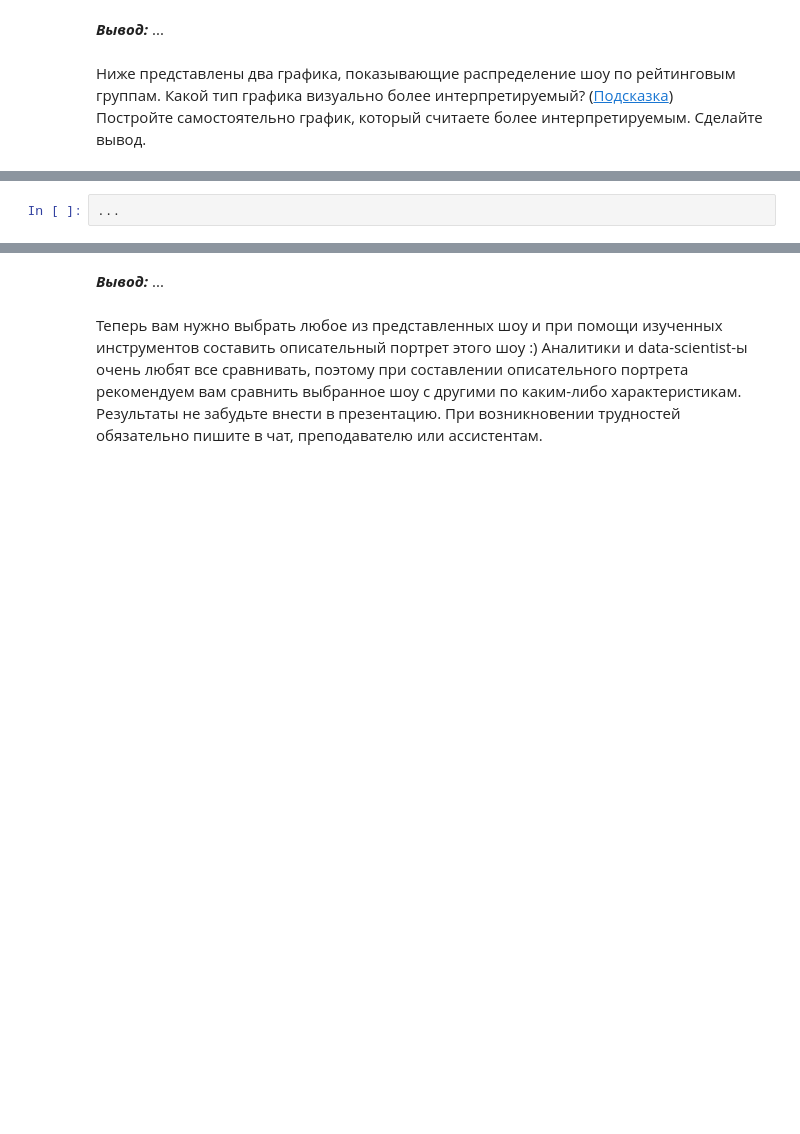
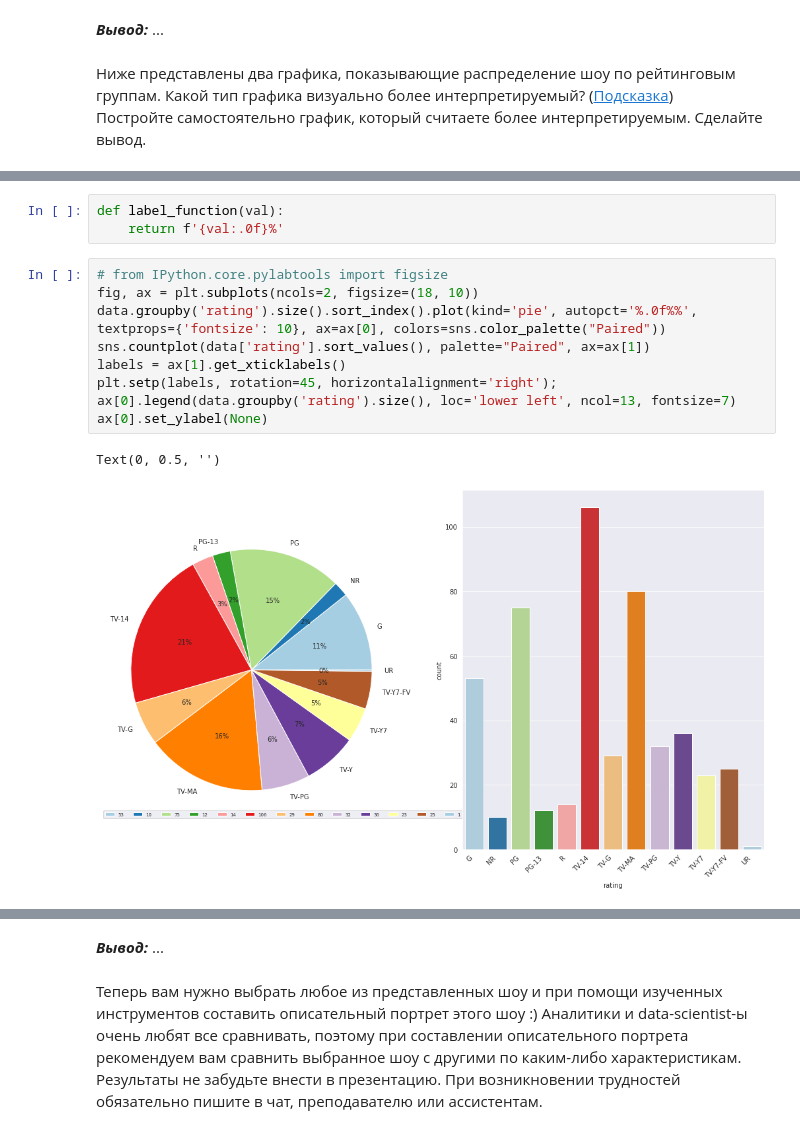
Before and after one commit to VorobyvEgor/Seminar_Sber, a Jupyter notebook: Projects/Егор_Воробьев_[Template]_Групповой_проект__Первичный_анализ_данных_.ipynb, the cells around one changed output, grey strips where cells are left out. Saved outputs shown, nothing was run; the diff lists cells and outputs as text; blank space fills up the shorter version.

```diff
--- a/Projects/Егор_Воробьев_[Template]_Групповой_проект__Первичный_анализ_данных_.ipynb
+++ b/Projects/Егор_Воробьев_[Template]_Групповой_проект__Первичный_анализ_данных_.ipynb
@@ -218,5 +224,18 @@ data_2017['user rating score'].mean()
 Постройте самостоятельно график, который считаете более интерпретируемым. Сделайте вывод.
 # %% [markdown]
 ![Charts](https://pp.userapi.com/c852024/v852024281/1a53b1/jSOsBIhxK3U.jpg)
-# %%
-...
+# %%
+def label_function(val):
+    return f'{val:.0f}%'
+# %%
+# from IPython.core.pylabtools import figsize
+fig, ax = plt.subplots(ncols=2, figsize=(18, 10))
+data.groupby('rating').size().sort_index().plot(kind='pie', autopct='%.0f%%', textprops={'fontsize': 10}, ax=ax[0], colors=sns.color_palette("Paired"))
+sns.countplot(data['rating'].sort_values(), palette="Paired", ax=ax[1])
+labels = ax[1].get_xticklabels()
+plt.setp(labels, rotation=45, horizontalalignment='right');
+ax[0].legend(data.groupby('rating').size(), loc='lower left', ncol=13, fontsize=7)
+ax[0].set_ylabel(None)
+# %% [output]
+Text(0, 0.5, '')
+[figure, added]
```
Also changed, not shown: parts of 7 cells of this notebook.
